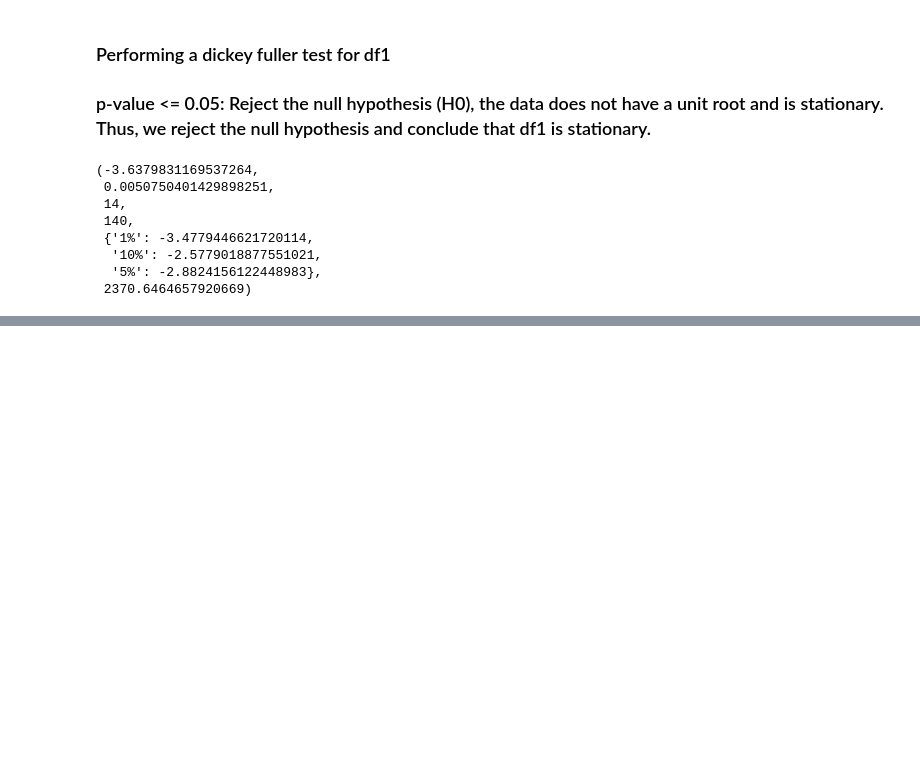
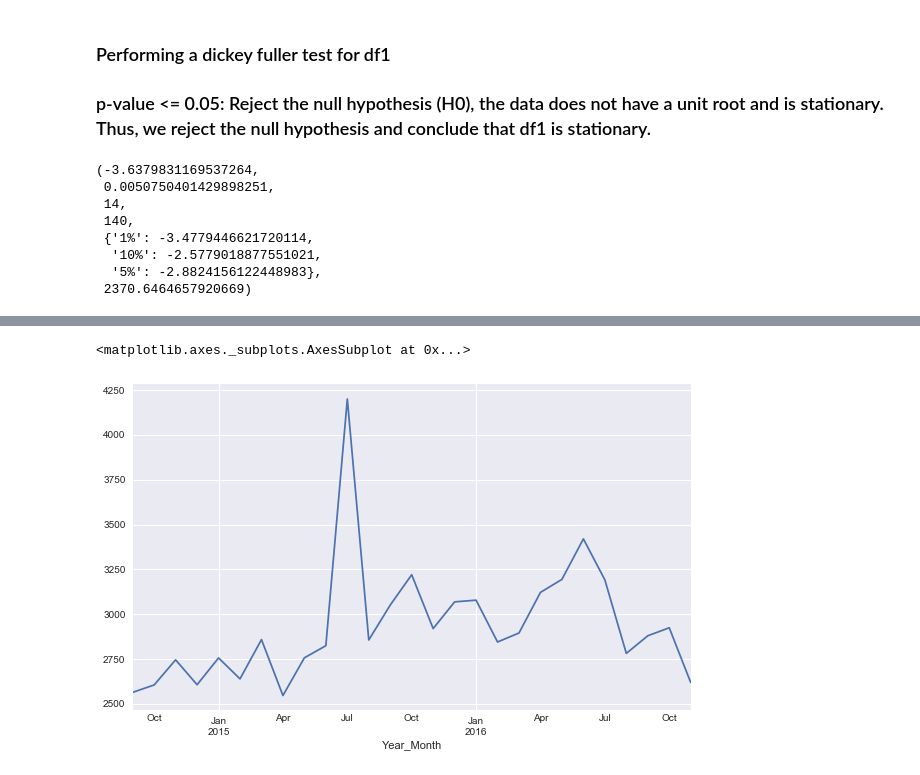
Before and after one commit to sirius0503/Trends_In_APMC, a Jupyter notebook: apmc_trends.ipynb, the cells around one changed output, grey strips where cells are left out. Saved outputs shown, nothing was run; the diff lists cells and outputs as text; code cells hidden in the pictures; blank space fills up the shorter version.

```diff
--- a/apmc_trends.ipynb
+++ b/apmc_trends.ipynb
@@ -370,0 +378,2 @@ stattools.adfuller(df1.sort_values(['year', 'commodity'])['msprice'])
+# %%
+df2 = df2.sort_index()
@@ -370,0 +390,5 @@ stattools.adfuller(df1.sort_values(['year', 'commodity'])['msprice'])
+# %%
+df2['min_price'].groupby(level = 0).mean().plot()
+# %% [output]
+<matplotlib.axes._subplots.AxesSubplot at 0x...>
+[figure, added]
```
Also changed, not shown: parts of 38 cells of this notebook.
